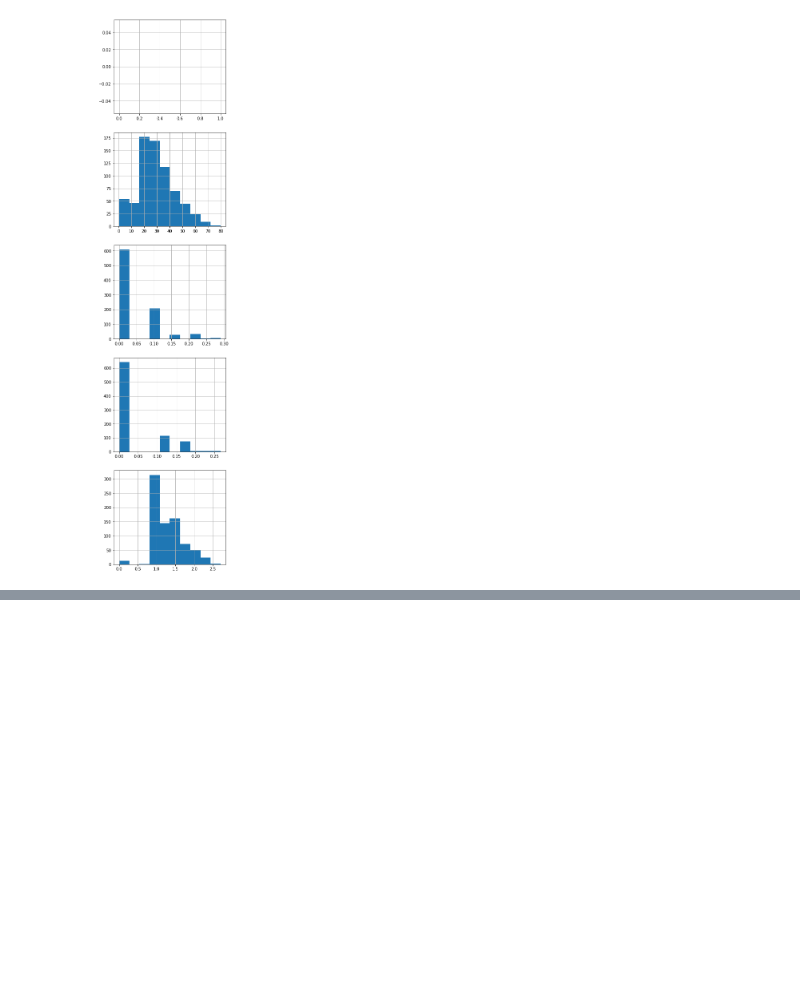
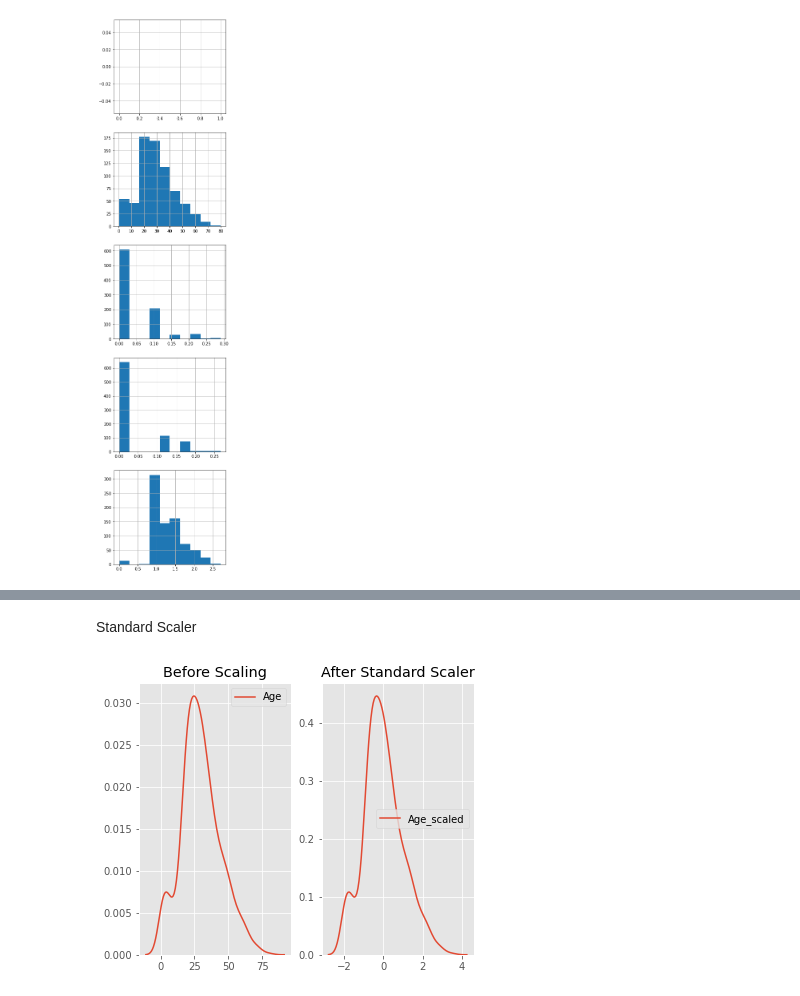
Before and after one commit to valera2042/Data-Cleaning-Missing-values, a Jupyter notebook: Data cleaning _ Missing values.ipynb, the cells around one changed output, grey strips where cells are left out. Drawn from its saved outputs; the diff is of its cells as text; code cells hidden in the pictures; blank space fills up the shorter version.

```diff
--- a/Data cleaning _ Missing values.ipynb
+++ b/Data cleaning _ Missing values.ipynb
@@ -843,0 +858,28 @@ for n, col in enumerate(df1.select_dtypes(['float','int']).columns):
+# %% [markdown]
+Standard Scaler
+# %%
+import pandas as pd
+import numpy as np
+from sklearn import preprocessing
+import matplotlib
+import matplotlib.pyplot as plt
+import seaborn as sns
+%matplotlib inline
+matplotlib.style.use('ggplot')
+# %%
+df1 = pd.read_csv(r'C:\Users\valer\OneDrive\Desktop\Python\titanic_train.csv')
+df = pd.read_csv(r'C:\Users\valer\OneDrive\Desktop\Python\titanic_train.csv')
+# %%
+np.random.seed(1)
+scaler = preprocessing.StandardScaler()
+scaled_df = scaler.fit_transform(df1['Age'].values.reshape(-1, 1))
+scaled_df = pd.DataFrame(scaled_df, columns=['Age_scaled_stand'])
+fig, (ax1, ax2) = plt.subplots(ncols=2, figsize=(6, 5))
+ax1.set_title('Before Scaling')
+sns.kdeplot(df1['Age'], ax=ax1)
+
+ax2.set_title('After Standard Scaler')
+sns.kdeplot(scaled_df['Age_scaled_stand'], ax=ax2)
+plt.show()
+# %% [output]
+[figure, added]
```
Also changed, not shown: parts of 12 cells of this notebook.
